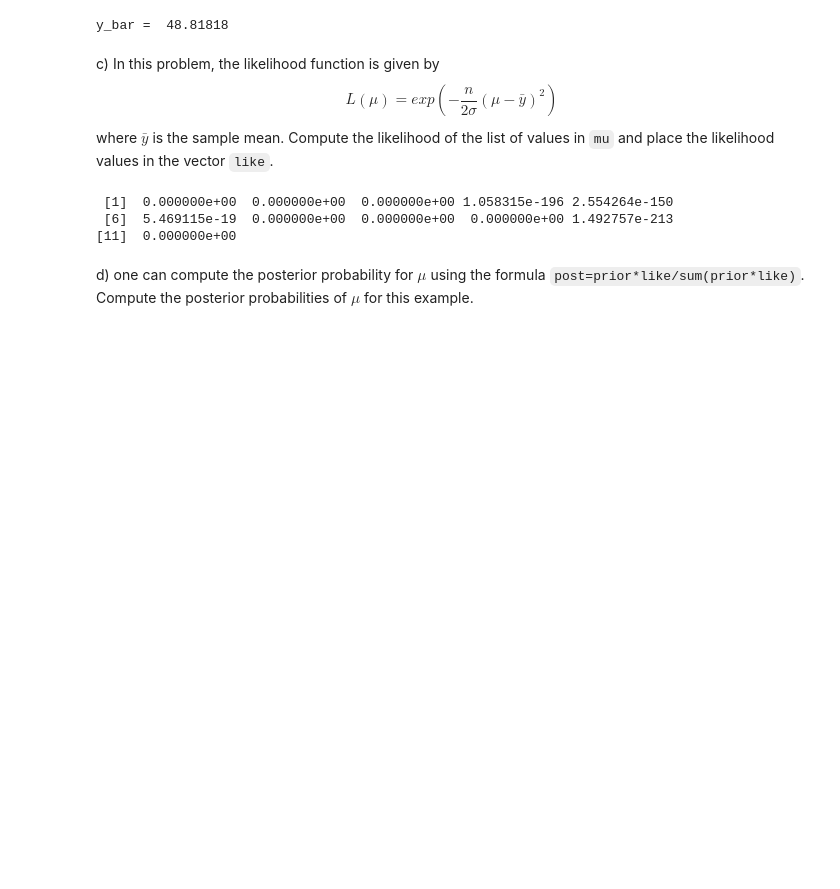
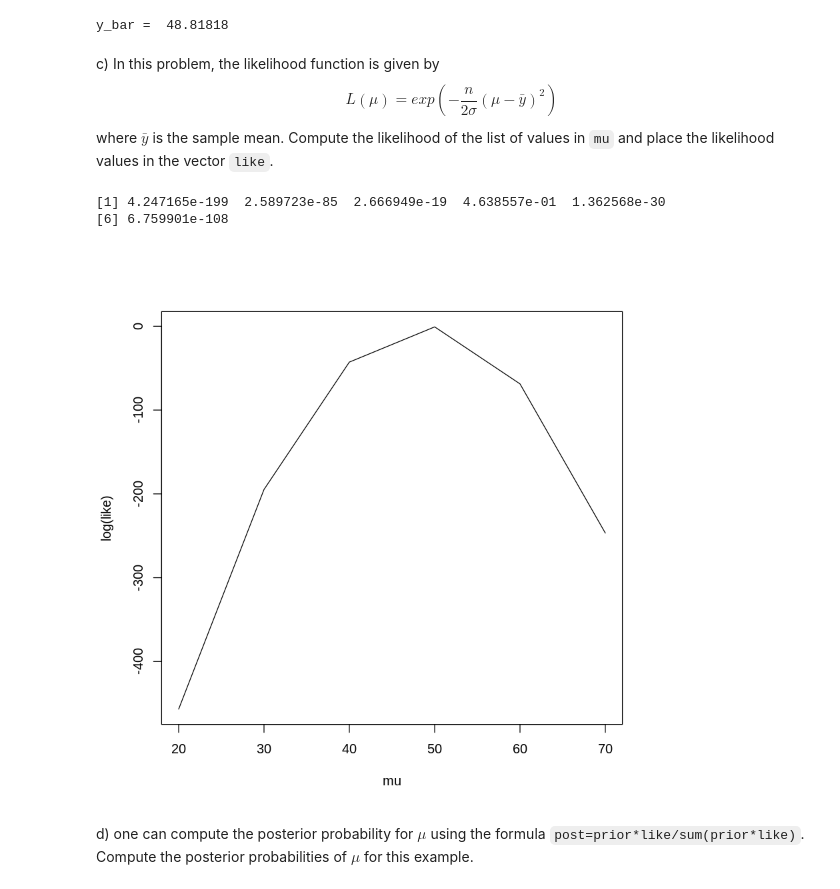
Before and after one commit to andrealorenzon/sm4ds, a Jupyter notebook: Assignment 5.ipynb, the cells around one changed output. Drawn from its saved outputs; the diff is of its cells as text; code cells hidden in the pictures; blank space fills up the shorter version.

```diff
--- a/Assignment 5.ipynb
+++ b/Assignment 5.ipynb
@@ -178,22 +181,25 @@ b) Suppose you observe the yearly snowfall totals 38.6, 42.4, 57.5, 40.5, 51.7,
 # %%
 y <- c(38.6, 42.4, 57.5, 40.5, 51.7, 67.1, 33.4, 60.9, 64.1, 40.1, 40.7)
 ybar <- mean(y)
+n <- length(y)
 cat("y_bar = ", ybar)
 # %% [output]
 y_bar =  48.81818
 # %% [markdown]
 c) In this problem, the likelihood function is given by  $$ L(\mu) = exp (-\frac{n}{2\sigma}(\mu-\bar y)^2)$$ where $\bar y$ is the sample mean. Compute the likelihood of the list of values in `mu` and place the likelihood values in the vector `like`.
 # %%
-norm_likelihood <- function (obs, m, sigma) {
-    exp (- length(obs)/2*sigma * (m - mean(obs))^2)
+norm_likelihood <- function (m) {
+    exp (- n/(2*sigma) * (m - ybar)^2)
 }
 
-like <- Vectorize(norm_likelihood)(y, mu, sigma)
+like <- Vectorize(norm_likelihood)(mu)
 like
+
+plot(mu,log(like), type="l")
 # %% [output]
- [1]  0.000000e+00  0.000000e+00  0.000000e+00 1.058315e-196 2.554264e-150
- [6]  5.469115e-19  0.000000e+00  0.000000e+00  0.000000e+00 1.492757e-213
-[11]  0.000000e+00
+[1] 4.247165e-199  2.589723e-85  2.666949e-19  4.638557e-01  1.362568e-30
+[6] 6.759901e-108
+[figure, added]
 # %% [markdown]
 d) one can compute the posterior probability for $\mu$ using the formula `post=prior*like/sum(prior*like)`. Compute the posterior probabilities of $\mu$ for this example.
 # %%
```
Also changed, not shown: parts of 4 cells of this notebook.
